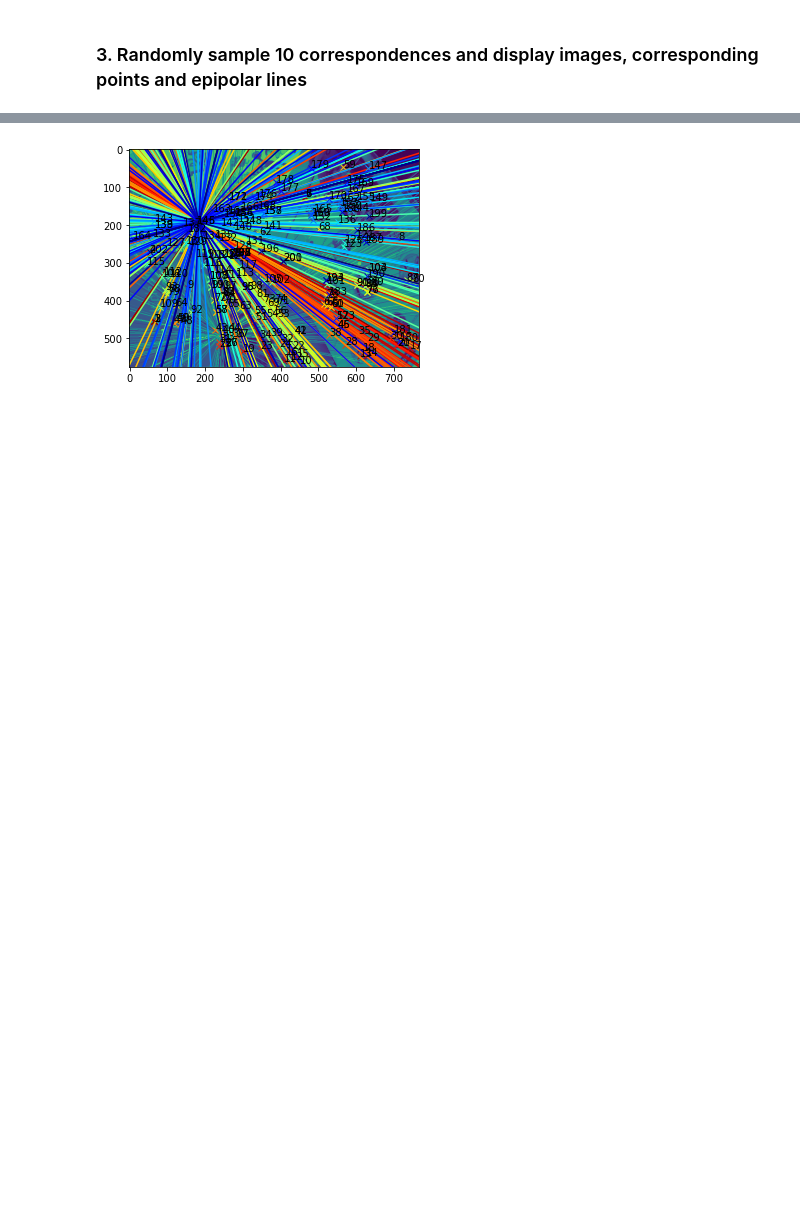
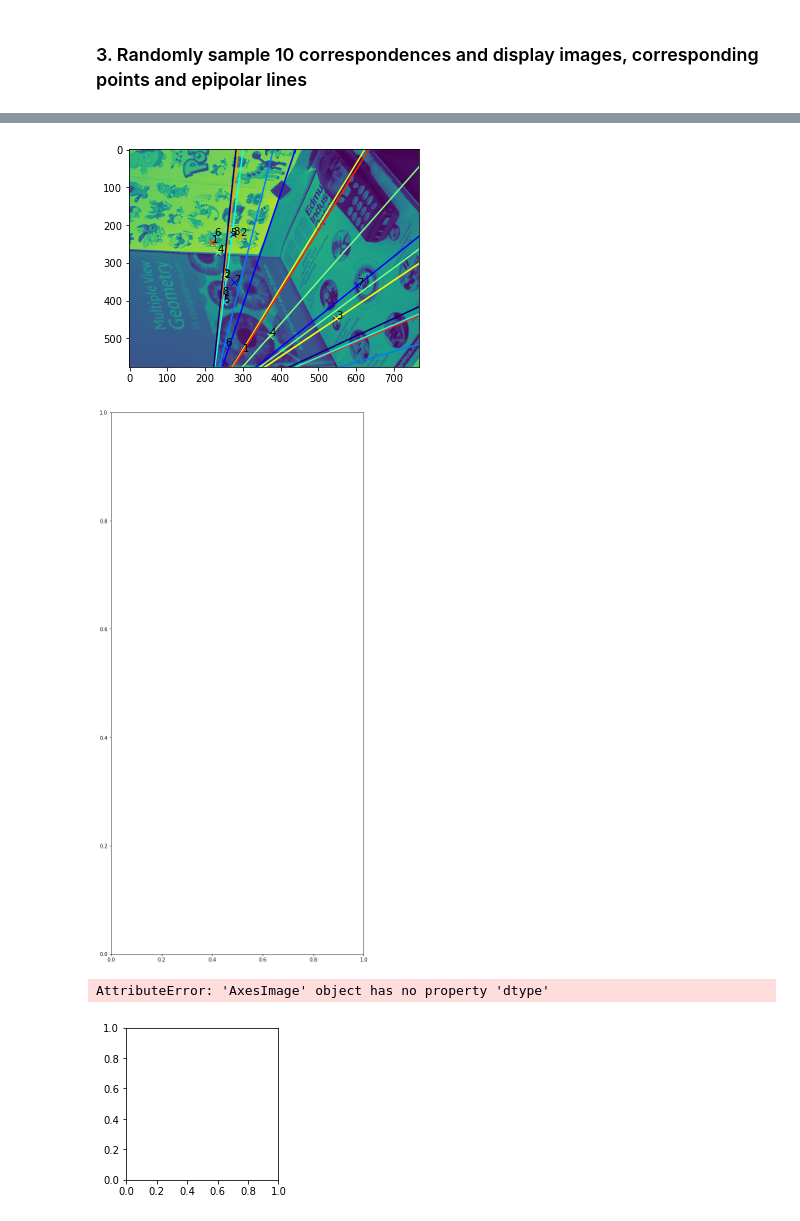
Before and after one commit to adesu7/8-point-Algorithm-Fundamental-Matrix, a Jupyter notebook: COMP90086_asst3_2022.ipynb, the cells around one changed output, grey strips where cells are left out. Cells and saved outputs as stored; diff of their text form; code cells hidden in the pictures; blank space fills up the shorter version.

```diff
--- a/COMP90086_asst3_2022.ipynb
+++ b/COMP90086_asst3_2022.ipynb
@@ -88,7 +88,7 @@ ptsL = []
 ptsR = []
 
 for i,(m,n) in enumerate(matches):
-    if m.distance < 0.8 *n.distance:
+    if m.distance < 0.7 *n.distance:
         ptsL.append(kp1[m.queryIdx].pt)
         ptsR.append(kp2[m.trainIdx].pt)
 
@@ -102,5 +102,12 @@ for i in range(len(ptsL)):
     print(ptsL[i], ptsR[i])
     if i == 7:
         break
+
+print("Number of matches: ", len(ptsL))
+
+# Add ones to the end of the points
+test = np.hstack((ptsL, np.ones((ptsL.shape[0], 1))))
+test2 = np.hstack((ptsR, np.ones((ptsR.shape[0], 1))))
+print(test[0:3])
 # %% [output]
 [figure]
@@ -323,5 +377,8 @@ Rescaled F:
 # %%
 #%%
+from numpy import dtype
+
+
 cmap = plt.get_cmap("jet_r")
 # plot on img1
 def plot1(img, f_mat, points):
@@ -333,43 +390,49 @@ def plot1(img, f_mat, points):
         p1 = (0,-c/b)
         p2 = (w, -(a*w + c)/b)
         plt.plot(*zip(p1,p2), color=color)
         plt.plot(x, y, "x",color=color)
         plt.text(x,y,f"{num}")
         num+=1
     plt.imshow(img)
 
 #%%
 # plot on img 2
 # epipolar lines based on  x'y' and points x,y
 def plot2(img, f_mat, points):
     w = img.shape[1]
     num = 1
     for *pt, x,y in points:
         color = cmap(num/len(points))
         a,b,c = f_mat @ [x,y, 1]
         p1 = (0,-c/b)
         p2 = (w, -(a*w + c)/b)
         plt.plot(*zip(p1,p2), color=color)
         plt.plot(x,y, "x", color=color)
         plt.text(x,y,f"{num}")
         num+=1
     plt.imshow(img)
 
+# Get indexes of random best inliers to plot
+random_idx = np.random.choice(len(best_inliers), 8, replace=False)
 
-#plot1(bookshelfA, F, ptsL[best_inliers])
-img_2 = plot2(bookshelfB, F.T, ptsR[best_inliers])
+
+img_1 = plot1(bookshelfA, best_F.T, ptsR[random_idx])
+img_2 = plot2(bookshelfB, best_F, ptsL[random_idx])
 
 #Plot both images side by side
-# plt.figure(figsize=(20, 20))
-# plt.subplot(1,2,1)
-# plt.imshow(img_1, cmap='gray')
-# plt.title('Drawn on the left image')
-# plt.axis('off')
+plt.figure(figsize=(20, 20))
+plt.subplot(1,2,1)
+plt.show(img_1)
+plt.title('Drawn on the left image')
+plt.axis('off')
 
-# plt.subplot(1,2,2)
-# plt.imshow(img_2)
-# plt.title('Drawn on the right image')
-# plt.axis('off')
-# plt.show()
+plt.subplot(1,2,2)
+plt.imshow(img_2,dtype=np.uint8)
+plt.title('Drawn on the right image')
+plt.axis('off')
+plt.show()
 # %% [output]
-[figure, old version]
+[figure, new version]
+[figure, added]
+AttributeError: 'AxesImage' object has no property 'dtype'
+[figure, added]
```
Also changed, not shown: parts of 4 cells of this notebook.
